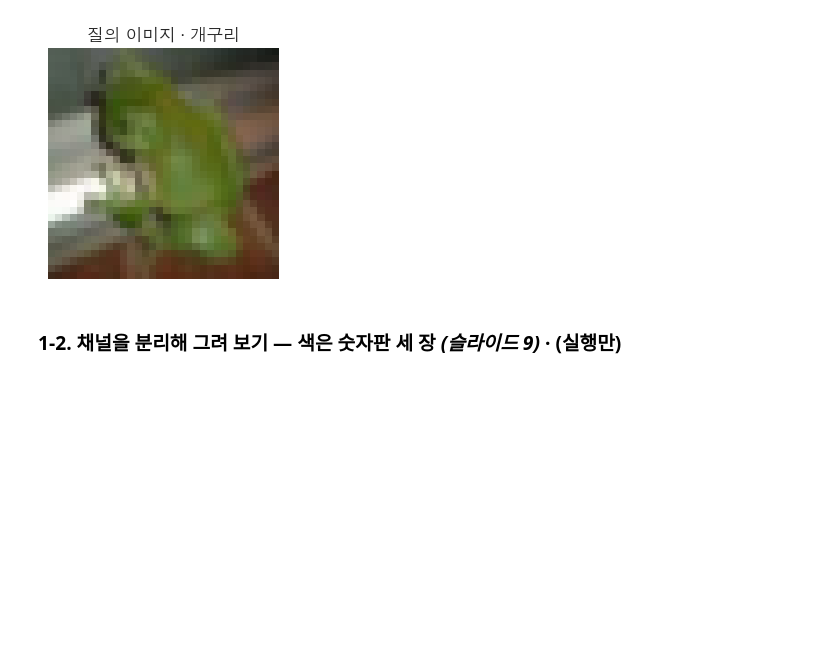
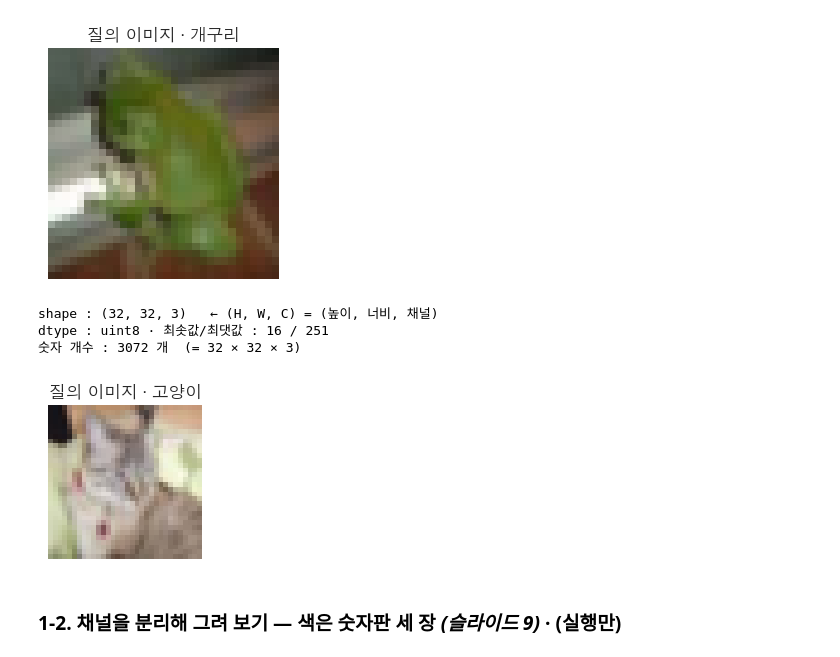
Before and after one commit to yeon-yeon1/AiPlatform, a Jupyter notebook: week5/5차시_시각검색시스템_학생.ipynb, the cells around one changed output. Saved outputs shown, nothing was run; the diff lists cells and outputs as text; code cells hidden in the pictures; blank space fills up the shorter version.

```diff
--- a/week5/5차시_시각검색시스템_학생.ipynb
+++ b/week5/5차시_시각검색시스템_학생.ipynb
@@ -141,6 +141,20 @@ shape : (32, 32, 3)   ← (H, W, C) = (높이, 너비, 채널)
 dtype : uint8 · 최솟값/최댓값 : 9 / 255
 숫자 개수 : 3072 개  (= 32 × 32 × 3)
 [figure]
+# %%
+img = X_db[8]      # 질의 이미지 한 장 (고정)
+
+print('shape :', img.shape, '  ← (H, W, C) = (높이, 너비, 채널)')
+print('dtype :', img.dtype, '· 최솟값/최댓값 :', img.min(), '/', img.max())
+print('숫자 개수 :', img.size, '개  (= 32 × 32 × 3)')
+
+plt.figure(figsize=(2,2))
+plt.imshow(img); plt.title(f'질의 이미지 · {CLASS[y_db[8]]}'); plt.axis('off'); plt.show()
+# %% [output]
+shape : (32, 32, 3)   ← (H, W, C) = (높이, 너비, 채널)
+dtype : uint8 · 최솟값/최댓값 : 16 / 251
+숫자 개수 : 3072 개  (= 32 × 32 × 3)
+[figure, added]
 # %% [markdown]
 ### 1-2. 채널을 분리해 그려 보기 — 색은 숫자판 세 장  *(슬라이드 9)*  · (실행만)
 # %%
```
Also changed, not shown: parts of 4 cells of this notebook.
